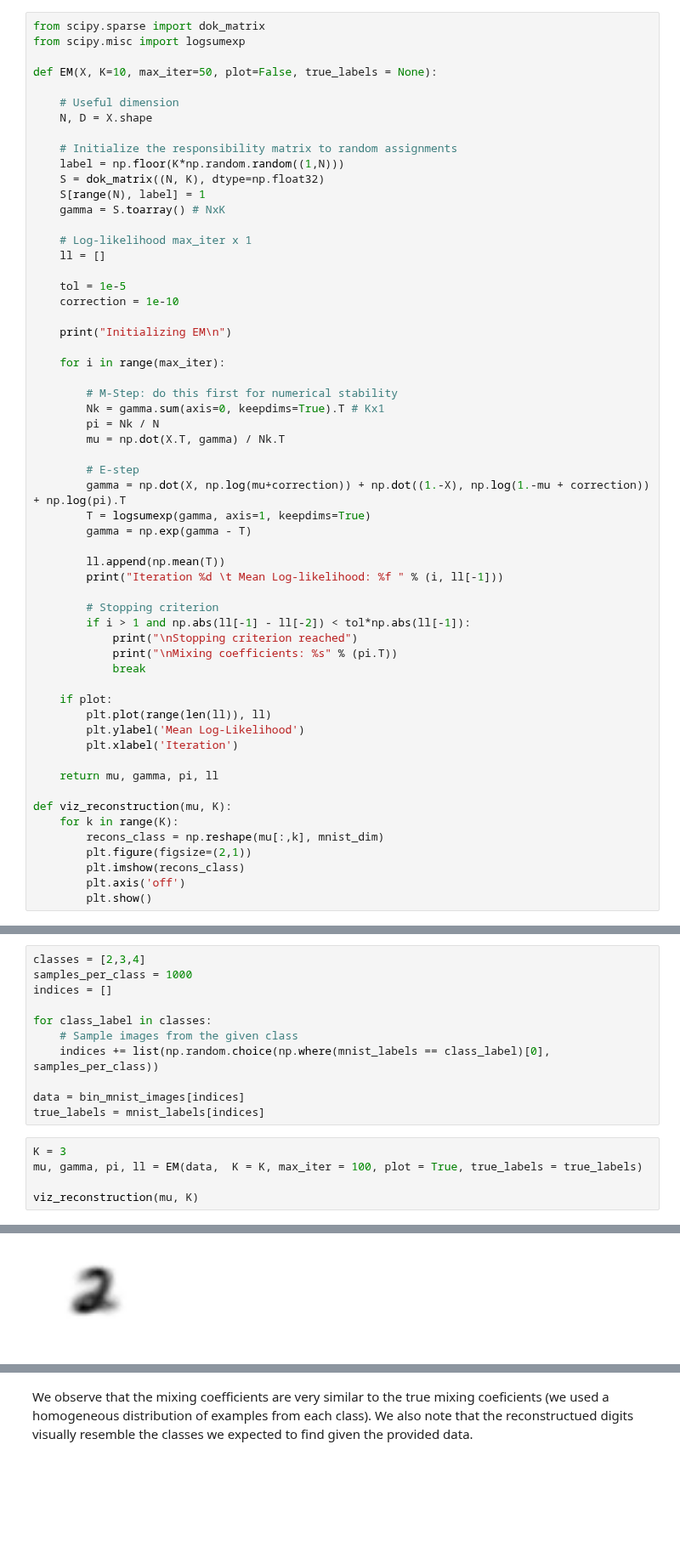
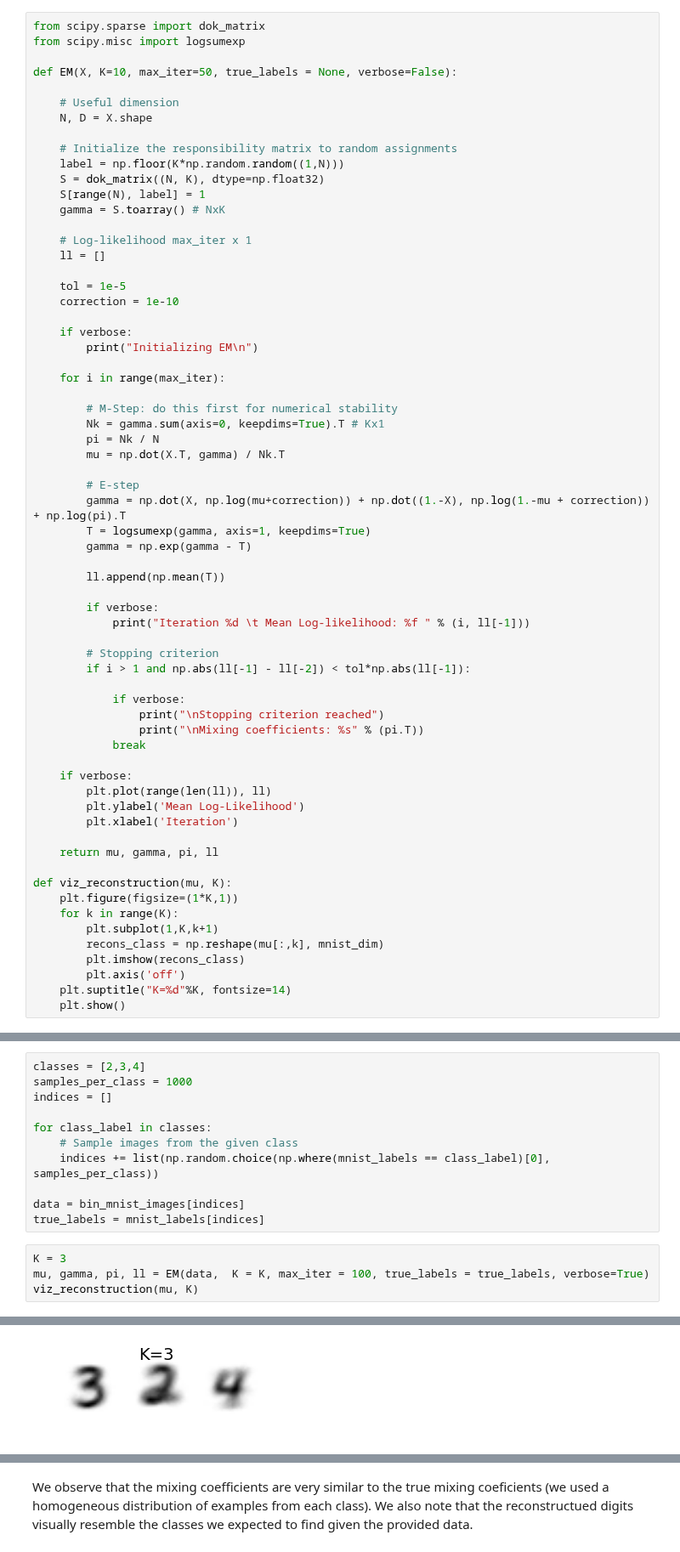
Before and after one commit to danakianfar/machine_learning_2_labs, a Jupyter notebook: lab3/Lab3.ipynb, the cells around one changed output, grey strips where cells are left out. Shown at 85% size. Saved outputs shown, nothing was run; the diff lists cells and outputs as text; blank space fills up the shorter version.

```diff
--- a/lab3/Lab3.ipynb
+++ b/lab3/Lab3.ipynb
@@ -89,7 +96,7 @@ Make sure you use a sensible way of terminating the iteration process early to p
 from scipy.sparse import dok_matrix
 from scipy.misc import logsumexp
 
-def EM(X, K=10, max_iter=50, plot=False, true_labels = None):
+def EM(X, K=10, max_iter=50, true_labels = None, verbose=False):
 
     # Useful dimension
     N, D = X.shape
@@ -106,7 +113,8 @@ def EM(X, K=10, max_iter=50, plot=False, true_labels = None):
     tol = 1e-5
     correction = 1e-10
 
-    print("Initializing EM\n")
+    if verbose:
+        print("Initializing EM\n")
 
     for i in range(max_iter):
 
@@ -121,15 +129,19 @@ def EM(X, K=10, max_iter=50, plot=False, true_labels = None):
         gamma = np.exp(gamma - T)
 
         ll.append(np.mean(T))
-        print("Iteration %d \t Mean Log-likelihood: %f " % (i, ll[-1]))
+
+        if verbose:
+            print("Iteration %d \t Mean Log-likelihood: %f " % (i, ll[-1]))
 
         # Stopping criterion
         if i > 1 and np.abs(ll[-1] - ll[-2]) < tol*np.abs(ll[-1]):
-            print("\nStopping criterion reached")
-            print("\nMixing coefficients: %s" % (pi.T))
+
+            if verbose:
+                print("\nStopping criterion reached")
+                print("\nMixing coefficients: %s" % (pi.T))
             break
 
-    if plot:
+    if verbose:
         plt.plot(range(len(ll)), ll)
         plt.ylabel('Mean Log-Likelihood')
         plt.xlabel('Iteration')
@@ -137,12 +149,14 @@ def EM(X, K=10, max_iter=50, plot=False, true_labels = None):
     return mu, gamma, pi, ll
 
 def viz_reconstruction(mu, K):
+    plt.figure(figsize=(1*K,1))
     for k in range(K):
+        plt.subplot(1,K,k+1)
         recons_class = np.reshape(mu[:,k], mnist_dim)
-        plt.figure(figsize=(2,1))
         plt.imshow(recons_class)
         plt.axis('off')
-        plt.show()
+    plt.suptitle("K=%d"%K, fontsize=14)
+    plt.show()
 # %% [markdown]
 ### 1.2 Three digits test (10)
 In analogue with Bishop $\S9.3.3$, sample a training set consisting of only __binary__ images of written digits $2$, $3$, and $4$. Run your EM algorithm and show the reconstructed digits. What are the identified mixing coefficients, and how do these compare to the true ones?
@@ -159,8 +173,7 @@ data = bin_mnist_images[indices]
 true_labels = mnist_labels[indices]
 # %%
 K = 3
-mu, gamma, pi, ll = EM(data,  K = K, max_iter = 100, plot = True, true_labels = true_labels)
-
+mu, gamma, pi, ll = EM(data,  K = K, max_iter = 100, true_labels = true_labels, verbose=True)
 viz_reconstruction(mu, K)
 # %% [output]
 Initializing EM
@@ -184 +197 @@ Mixing coefficients: [[ 0.29356851  0.33395605  0.37247544]]
-[figure, old version]
+[figure, new version]
```
Also changed, not shown: parts of 11 cells of this notebook.
